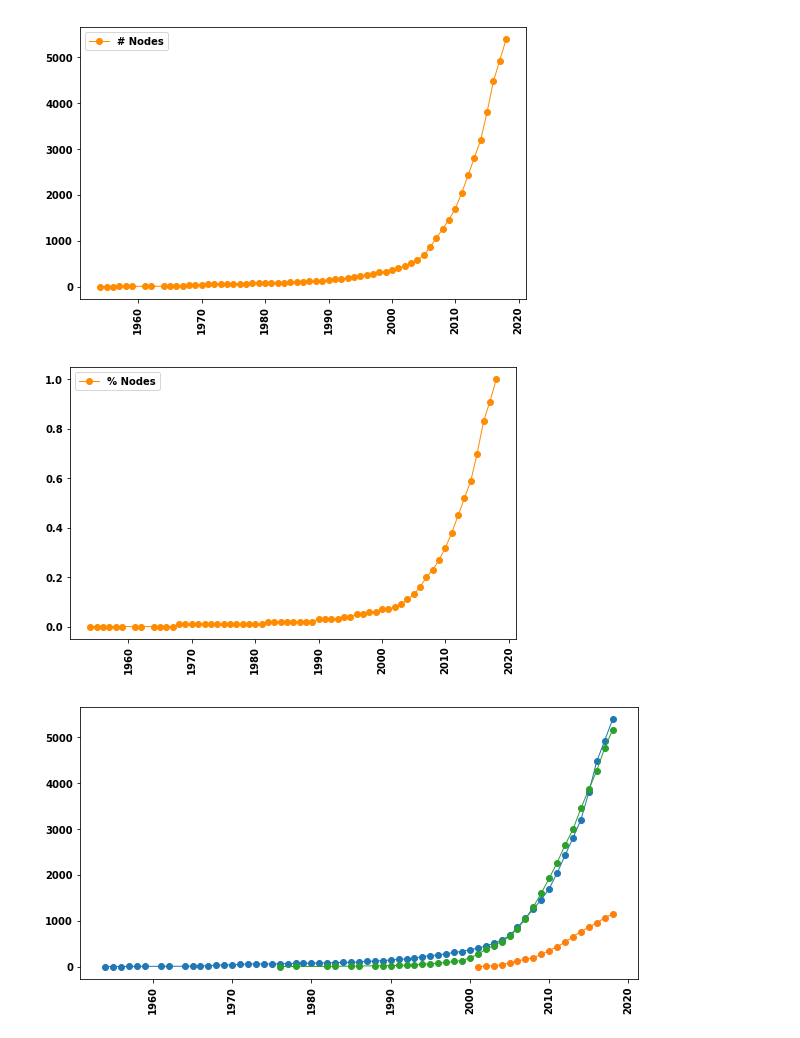
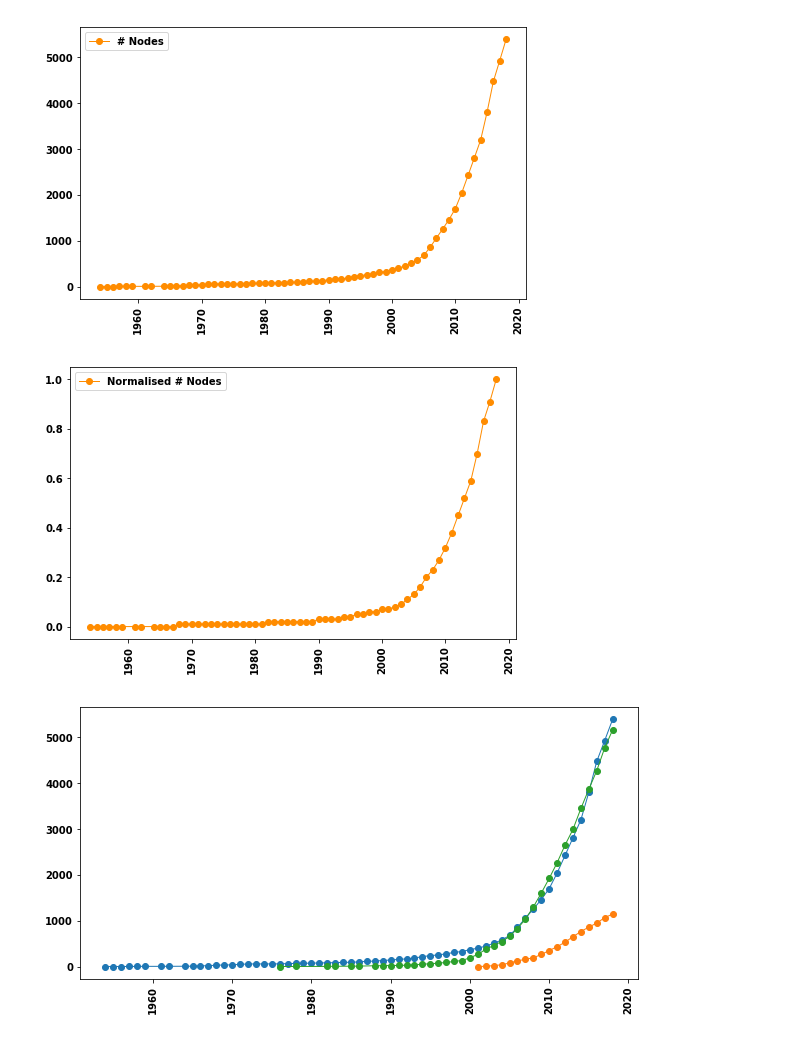
Before and after one commit to Nikoleta-v3/bibliometric-study-of-the-prisoners-dilemma, a Jupyter notebook: src/nbs/2. Collaborativeness .ipynb, the cells around one changed output. Cells and saved outputs as stored; diff of their text form; code cells hidden in the pictures.

```diff
--- a/src/nbs/2. Collaborativeness .ipynb
+++ b/src/nbs/2. Collaborativeness .ipynb
@@ -112,7 +112,9 @@ labels = [r'$G_1$', r'$G_2$', r'$G_3$']
 fig, axes = plt.subplots(nrows=1, ncols=3, figsize=(15, 5))
 for i, dstr in enumerate(degree_distributions):
     axes[i].hist(dstr, color=colors[i]);
-    axes[i].axvline(np.median(dstr), color='sienna', linestyle=':', linewidth=3, label='median')
+    median = np.median(dstr)
+    print(median)
+    axes[i].axvline(median, color='sienna', linestyle=':', linewidth=3, label='median')
     axes[i].title.set_text(labels[i])
 
     fig.text(0.5, 0.04, 'Degree Distributions', ha='center', fontsize=10)
@@ -173,13 +178,13 @@ plt.legend();
 [figure]
 # %%
 fig = plt.figure(figsize=(8, 5))
-plt.plot(periods[0], percentage_number, '-o', linewidth=1, label='% Nodes', color=colors[0],)
+plt.plot(periods[0], percentage_number, '-o', linewidth=1, label='Normalised # Nodes', color=colors[0],)
 plt.xticks(rotation=90);
 plt.legend();
 
 plt.savefig('../../assets/images/nodes_percentage_over_time.pdf')
 # %% [output]
-[figure, old version]
+[figure, new version]
 # %%
 other_topics_files = [len(list(glob.glob('../data/networks/G_auction_*.gml')))]
 other_topics_files.append(len(list(glob.glob('../data/networks/G_anarchy_*.gml'))))
```
Also changed, not shown: parts of 3 cells of this notebook, 14 other files.
